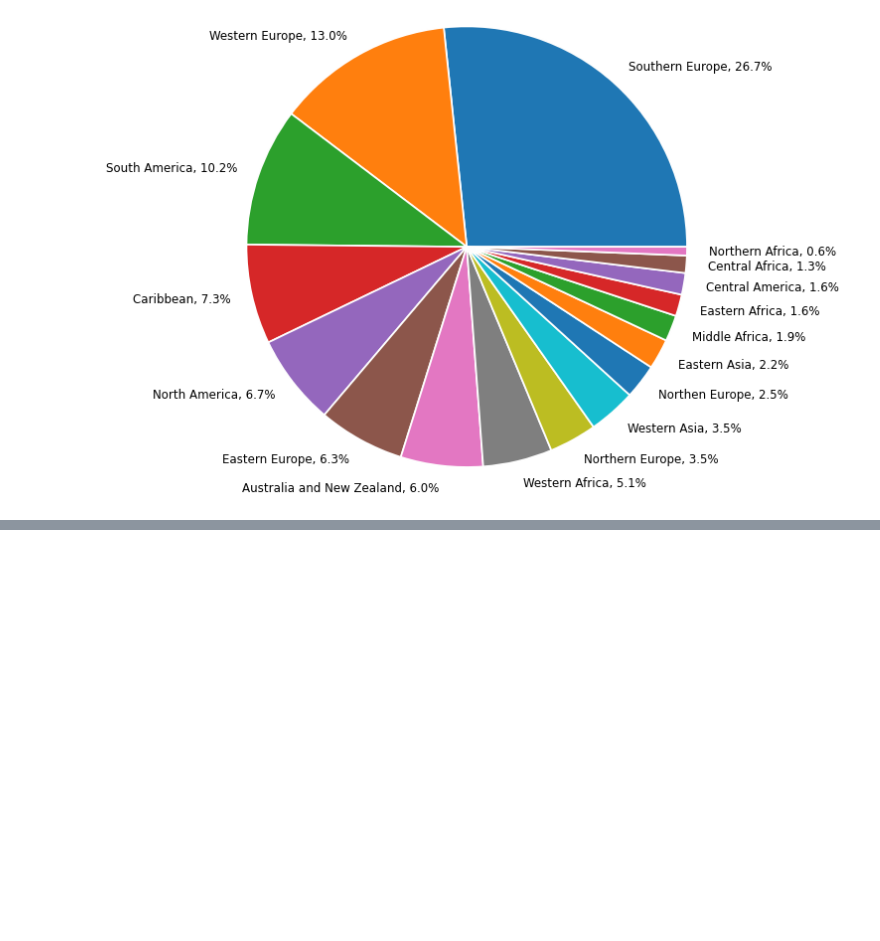
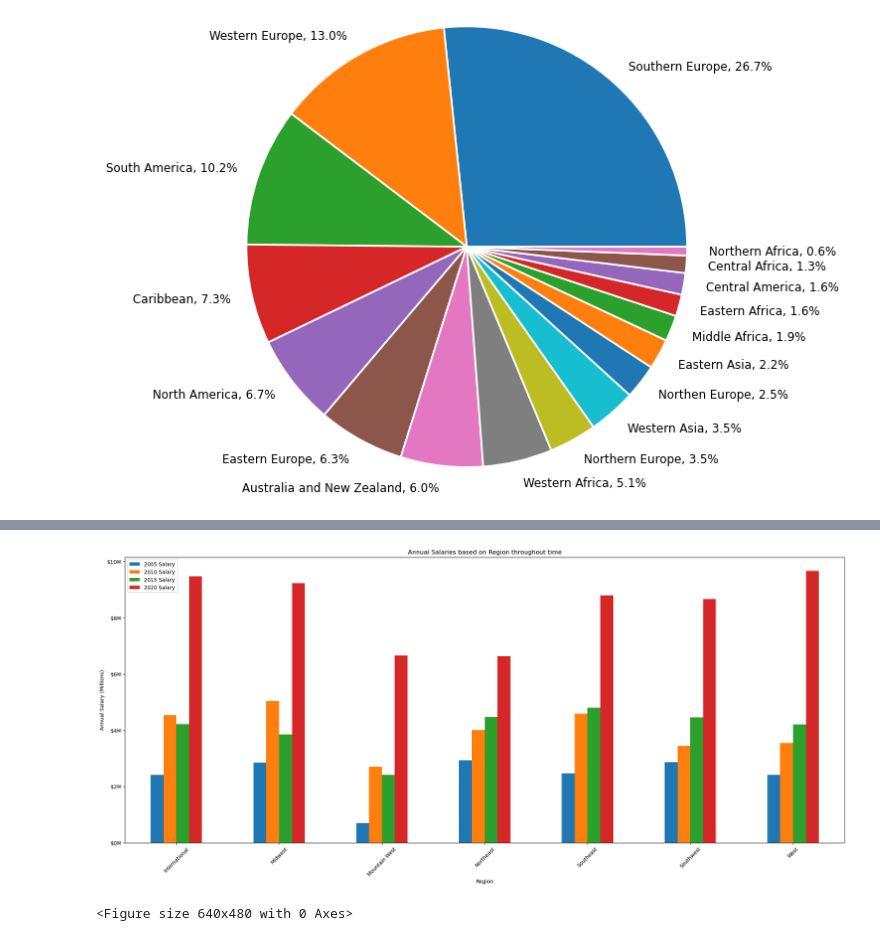
Before and after one commit to emitropoulos/Project-1, a Jupyter notebook: nba_analysis.ipynb, the cells around one changed output, grey strips where cells are left out. Drawn from its saved outputs; the diff is of its cells as text; code cells hidden in the pictures; blank space fills up the shorter version.

```diff
--- a/nba_analysis.ipynb
+++ b/nba_analysis.ipynb
@@ -664,0 +693,44 @@ plt.show()
+# %%
+# Remove unneed columns for player salaries
+salaries_season_2004_to_2005 = salaries_season_2004_to_2005[['Region', 'Salary']]
+salaries_season_2009_to_2010 = salaries_season_2009_to_2010[['Region', 'Salary']]
+salaries_season_2014_to_2015 = salaries_season_2014_to_2015[['Region', 'Salary']]
+salaries_season_2019_to_2020 = salaries_season_2019_to_2020[['Region', 'Salary']]
+# %%
+#Get Average for each season
+average_salaries_2005 = salaries_season_2004_to_2005.groupby('Region')['Salary'].mean().reset_index()
+average_salaries_2010 = salaries_season_2009_to_2010.groupby('Region')['Salary'].mean().reset_index()
+average_salaries_2015 = salaries_season_2014_to_2015.groupby('Region')['Salary'].mean().reset_index()
+average_salaries_2020 = salaries_season_2019_to_2020.groupby('Region')['Salary'].mean().reset_index()
+#Rename Columns
+average_salaries_2005 = average_salaries_2005.rename(columns={"Salary":"2005 Salary"})
+average_salaries_2010 = average_salaries_2010.rename(columns={"Salary":"2010 Salary"})
+average_salaries_2015 = average_salaries_2015.rename(columns={"Salary":"2015 Salary"})
+average_salaries_2020 = average_salaries_2020.rename(columns={"Salary":"2020 Salary"})
+# %%
+#Merge Data
+salaries_merged_5_year_data = pd.merge(average_salaries_2005, average_salaries_2010, on=["Region"], how ="inner")
+salaries_merged_5_year_data = pd.merge(salaries_merged_5_year_data, average_salaries_2015, on=["Region"], how ="inner")
+salaries_merged_5_year_data = pd.merge(salaries_merged_5_year_data, average_salaries_2020, on=["Region"], how ="inner")
+# %%
+# Add formatter to y_axis
+def millions_formatter(x, pos):
+    return f'${x / 1e6:.0f}M'
+
+multi_plot = salaries_merged_5_year_data.plot(kind="bar", figsize=(25,10))
+
+# Set tick labels and axis labels
+multi_plot.set_xticklabels(salaries_merged_5_year_data["Region"], rotation=45)
+plt.yscale('linear')  # Use linear scale for y-axis
+
+# Apply the millions_formatter to the y-axis ticks
+plt.gca().get_yaxis().set_major_formatter(FuncFormatter(millions_formatter))
+plt.title("Annual Salaries based on Region throughout time")
+plt.xlabel("Region")
+plt.ylabel("Annual Salary (Millions)")
+plt.show()
+plt.show()
+plt.tight_layout()
+# %% [output]
+[figure, added]
+<Figure size 640x480 with 0 Axes>
```
Also changed, not shown: parts of 6 cells of this notebook.
